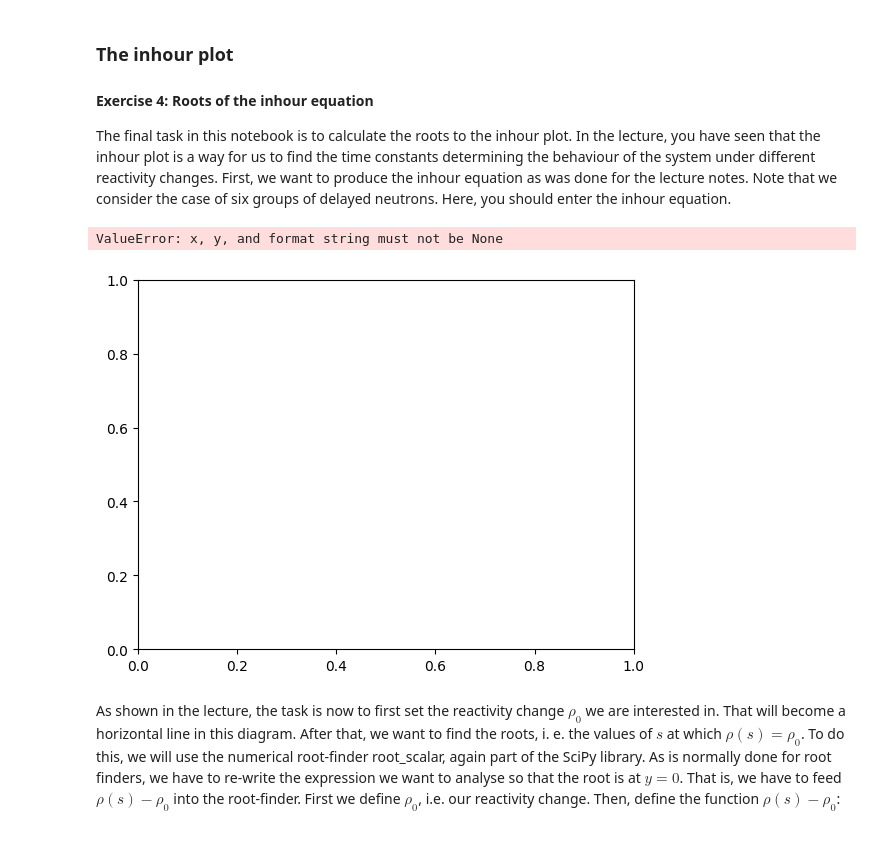
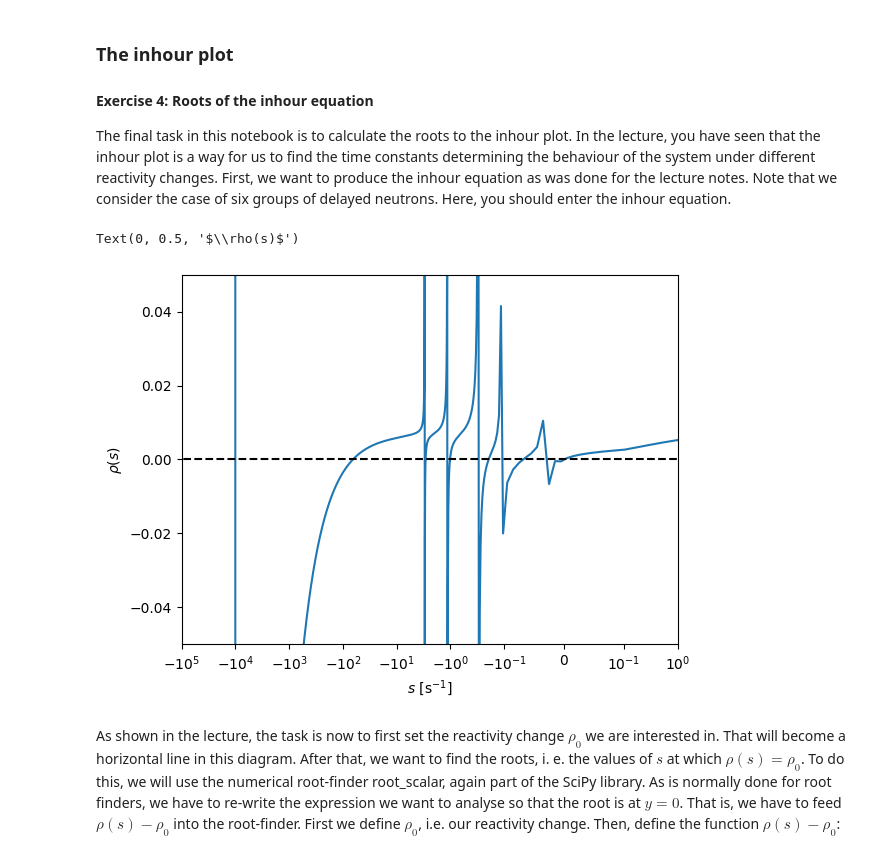
Before and after one commit to jenshoej/ReactorPhysics, a Jupyter notebook: Datalabs/Datalab08/8-Reactor_kinetics.ipynb, the cells around one changed output. Cells and saved outputs as stored; diff of their text form; code cells hidden in the pictures.

```diff
--- a/Datalabs/Datalab08/8-Reactor_kinetics.ipynb
+++ b/Datalabs/Datalab08/8-Reactor_kinetics.ipynb
@@ -445,34 +447,38 @@ In a fast reactor, $l$ changes and thus $\Lambda$. I tried changing the value fr
 #### Exercise 4: Roots of the inhour equation
 The final task in this notebook is to calculate the roots to the inhour plot. In the lecture, you have seen that the inhour plot is a way for us to find the time constants determining the behaviour of the system under different reactivity changes. First, we want to produce the inhour equation as was done for the lecture notes. Note that we consider the case of six groups of delayed neutrons. Here, you should enter the inhour equation.
 # %%
-def six_group_inhour(s, l, beta, lambda_six_gr):
-    ## Enter your code for calculating the six-group inhour equation, as discussed in the lecture. This function should return rho(s).
+def six_group_inhour(s, l, beta_six_gr, lambda_six_gr):
+    b1, b2, b3, b4, b5, b6 = beta_six_gr
+    l1, l2, l3, l4, l5, l6 = lambda_six_gr
+    rho = s*l/(s*l + 1) + 1/(1 + s*l) * (s*b1/(s+l1))\
+                                      + (s*b2/(s+l2))\
+                                      + (s*b3/(s+l3))\
+                                      + (s*b4/(s+l4))\
+                                      + (s*b5/(s+l5))\
+                                      + (s*b6/(s+l6))
+    return rho
 
-    ## Enter your code here:
-
-
-    return ### the function should return rho(s)
-
-s = np.linspace(-10000, 10000, 20000000)     ## define the s space
+s = np.linspace(-10001, 10001, 2000000)     ## define the s space
 
 l = 1e-4      ## prompt neutron lifetime
-
 
 
 inhour_plot = six_group_inhour(s, l, beta_six_gr, lambda_six_gr)
 
 
 plt.plot(s, inhour_plot)
 
 plt.ylim(-0.05, 0.05)
-plt.xlim(-100, 0.1)
+plt.xlim(-100000, 1)
 plt.xscale('symlog', linthresh=0.1)
+
+plt.axhline(0,s[0],s[-1],color='black',linestyle='--')
 
 plt.xlabel('$s$ [s$^{-1}$]')
 plt.ylabel(r'$\rho(s)$')
 # %% [output]
-ValueError: x, y, and format string must not be None
+Text(0, 0.5, '$\\rho(s)$')
-[figure, old version]
+[figure, new version]
 # %% [markdown]
 As shown in the lecture, the task is now to first set the reactivity change $\rho_0$ we are interested in. That will become a horizontal line in this diagram. After that, we want to find the roots, i. e. the values of $s$ at which $\rho(s) = \rho_0$. To do this, we will use the numerical root-finder root_scalar, again part of the SciPy library. As is normally done for root finders, we have to re-write the expression we want to analyse so that the root is at $y = 0$. That is, we have to feed $\rho(s) - \rho_0$ into the root-finder. First we define $\rho_0$, i.e. our reactivity change. Then, define the function $\rho(s) - \rho_0$:
 # %%
```
Also changed, not shown: parts of 10 cells of this notebook.
